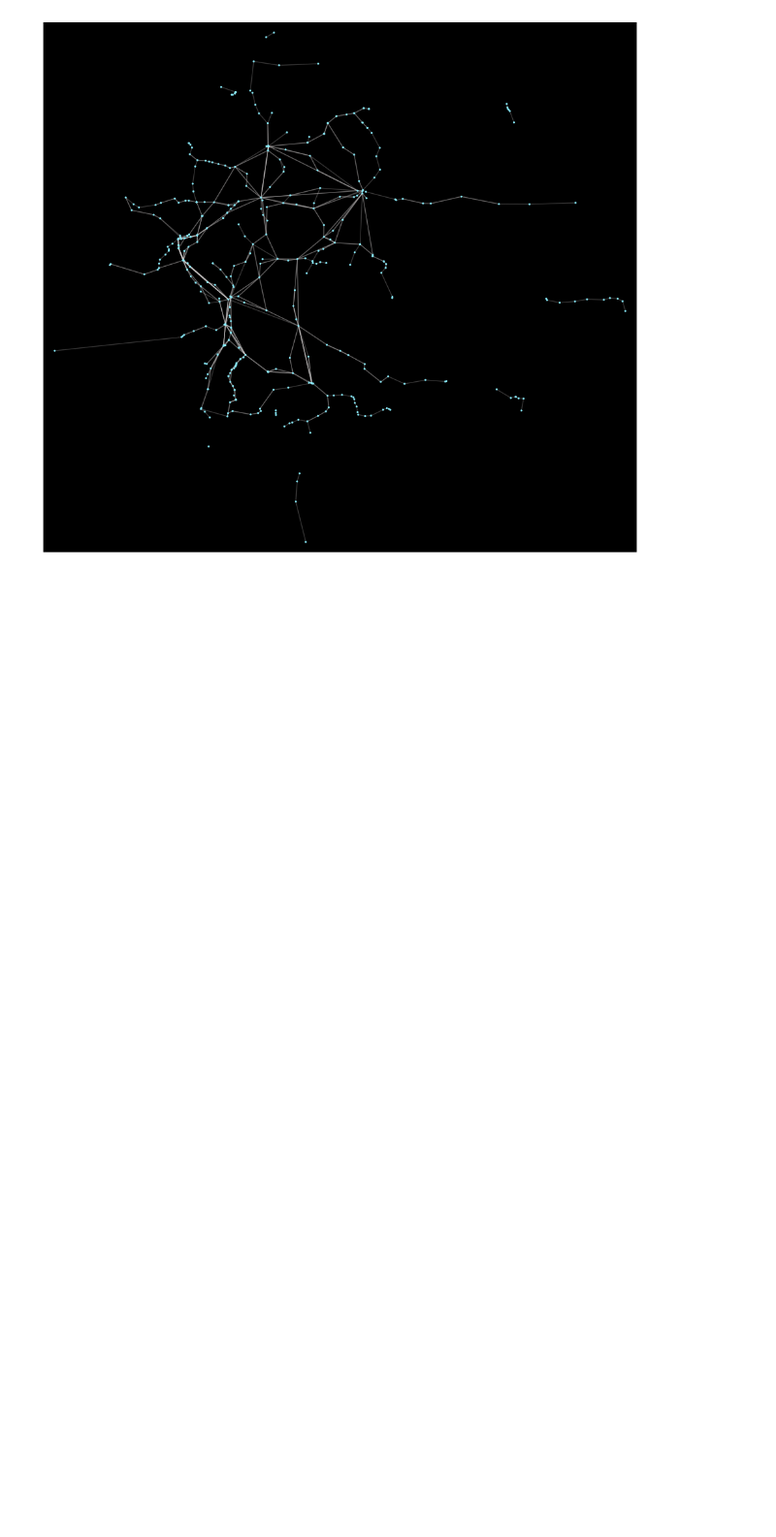
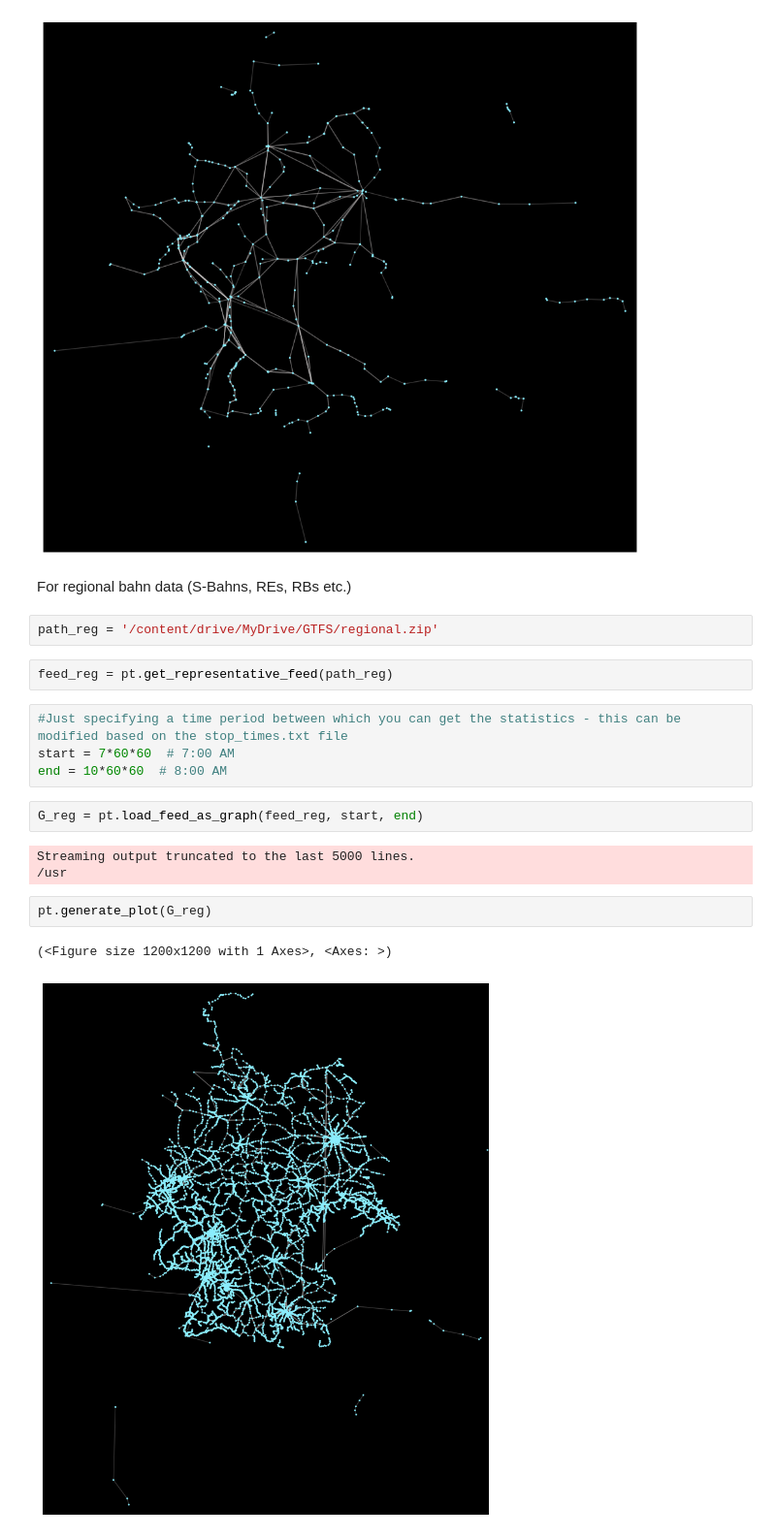
Before and after one commit to aidos-lab/gtfstop, a Jupyter notebook: GTFS_Graphs.ipynb, the cells around one changed output. Shown at 97% size. Drawn from its saved outputs; the diff is of its cells as text; blank space fills up the shorter version.

```diff
--- a/GTFS_Graphs.ipynb
+++ b/GTFS_Graphs.ipynb
@@ -82,3 +90,23 @@ pt.generate_plot(G)
 # %% [output]
 (<Figure size 1200x1200 with 1 Axes>, <Axes: >)
 [figure]
+# %% [markdown]
+For regional bahn data (S-Bahns, REs, RBs etc.)
+# %%
+path_reg = '/content/drive/MyDrive/GTFS/regional.zip'
+# %%
+feed_reg = pt.get_representative_feed(path_reg)
+# %%
+#Just specifying a time period between which you can get the statistics - this can be modified based on the stop_times.txt file
+start = 7*60*60  # 7:00 AM
+end = 10*60*60  # 8:00 AM
+# %%
+G_reg = pt.load_feed_as_graph(feed_reg, start, end)
+# %% [output]
+Streaming output truncated to the last 5000 lines.
+/usr
+# %%
+pt.generate_plot(G_reg)
+# %% [output]
+(<Figure size 1200x1200 with 1 Axes>, <Axes: >)
+[figure, added]
```
Also changed, not shown: parts of 30 cells of this notebook.
